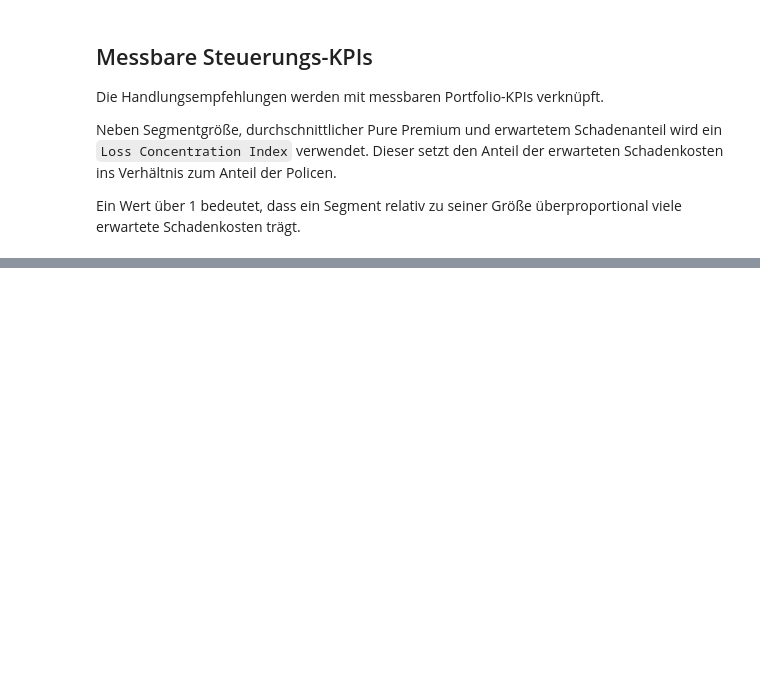
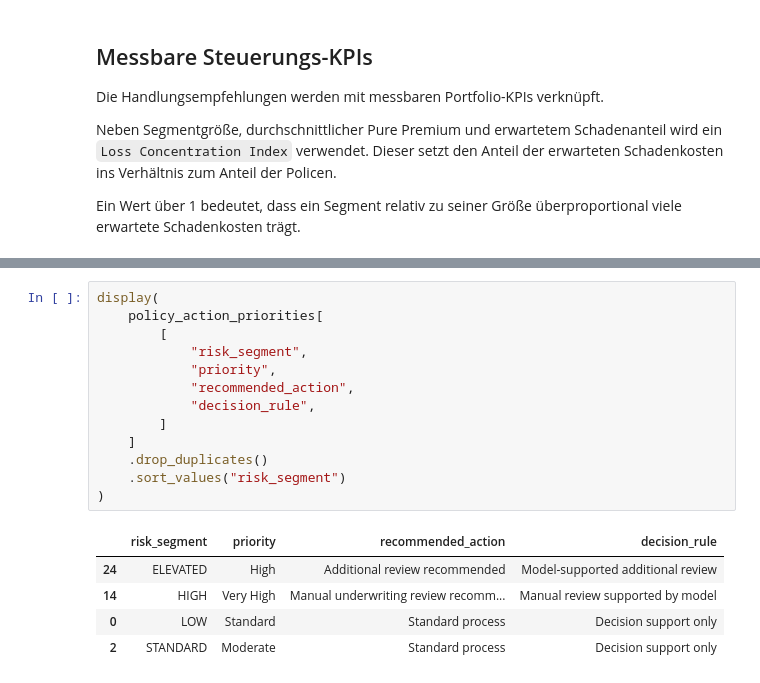
Before and after one commit to Mst-KrgZ/kfz-insurance-risk-platform, a Jupyter notebook: notebooks/10_business_recommendations.ipynb, the cells around one changed output, grey strips where cells are left out. Cells and saved outputs as stored; diff of their text form; blank space fills up the shorter version.

```diff
--- a/notebooks/10_business_recommendations.ipynb
+++ b/notebooks/10_business_recommendations.ipynb
@@ -370,3 +396,22 @@ Policy actions: data\output\policy_action_priorities.pq
+# %%
+display(
+    policy_action_priorities[
+        [
+            "risk_segment",
+            "priority",
+            "recommended_action",
+            "decision_rule",
+        ]
+    ]
+    .drop_duplicates()
+    .sort_values("risk_segment")
+)
+# %% [output]
+|  | risk_segment | priority | recommended_action | decision_rule |
+| 24 | ELEVATED | High | Additional review recommended | Model-supported additional review |
+| 14 | HIGH | Very High | Manual underwriting review recomm... | Manual review supported by model |
+| 0 | LOW | Standard | Standard process | Decision support only |
+| 2 | STANDARD | Moderate | Standard process | Decision support only |
 # %% [markdown]
 ## Fazit – Handlungsempfehlungen
 
```
Also changed, not shown: parts of 9 cells of this notebook, 2 other files.
